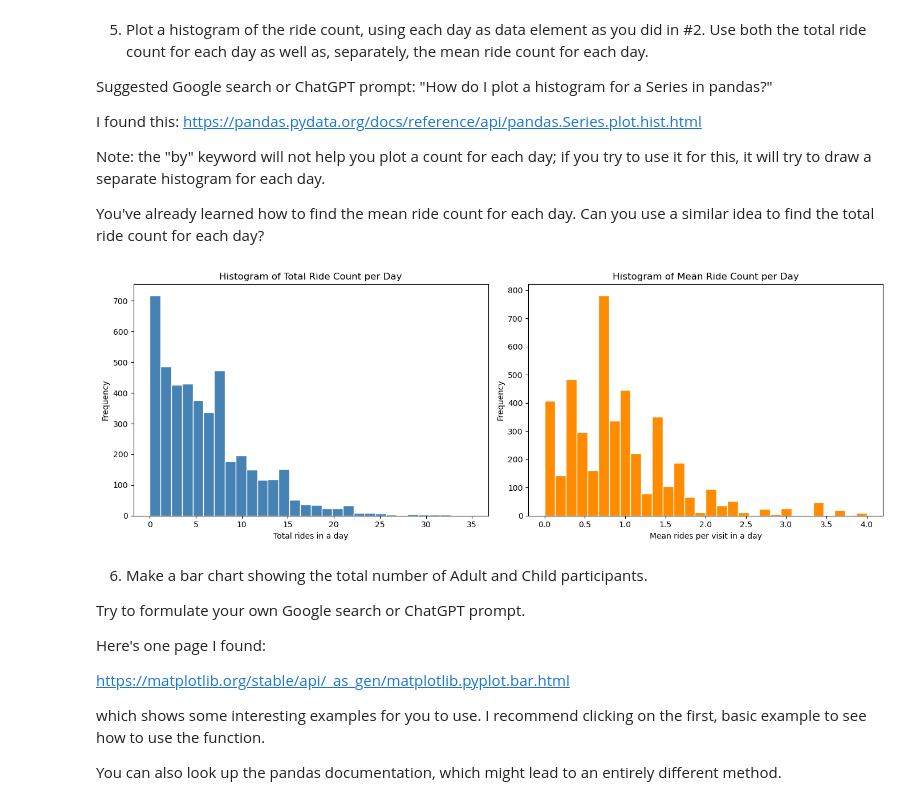
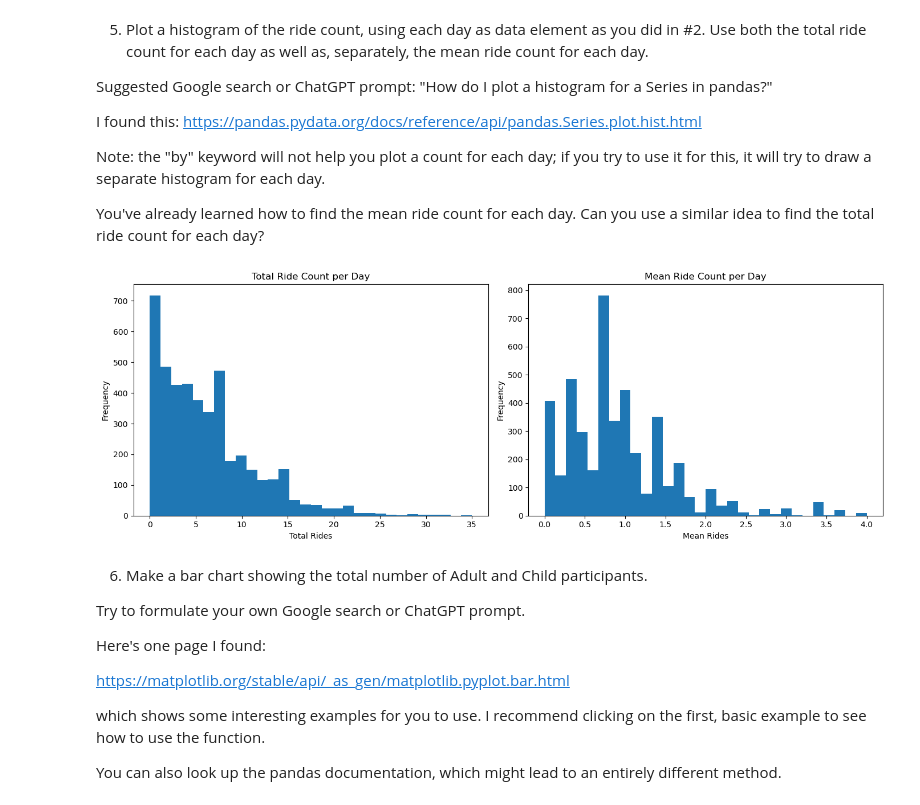
Before and after one commit to virenv-bu/Module-B-semester-2, a Jupyter notebook: OMDS-ModB2-Week3-Vishwakarma-Virendra.ipynb, the cells around one changed output. Cells and saved outputs as stored; diff of their text form; code cells hidden in the pictures.

```diff
--- a/OMDS-ModB2-Week3-Vishwakarma-Virendra.ipynb
+++ b/OMDS-ModB2-Week3-Vishwakarma-Virendra.ipynb
@@ -256,23 +306,27 @@ You've already learned how to find the mean ride count for each day.  Can you us
 # %%
 import matplotlib.pyplot as plt
 
-daily_total_ride_count = df.groupby("VisitDate")[ride_cols].sum().sum(axis=1)
-daily_mean_ride_count = df.groupby("VisitDate")[ride_cols].mean().mean(axis=1)
+# Calculate total ride count for each day
+total_by_day = df.groupby("VisitDate")[["MartianRide", "TeacupRide", "RiverRide"]].sum().sum(axis=1)
 
-fig, ax = plt.subplots(1, 2, figsize=(14, 5))
+# Calculate mean ride count for each day
+mean_by_day = df.groupby("VisitDate")[["MartianRide", "TeacupRide", "RiverRide"]].mean().mean(axis=1)
 
-daily_total_ride_count.plot.hist(bins=30, ax=ax[0], color="steelblue", edgecolor="white")
-ax[0].set_title("Histogram of Total Ride Count per Day")
-ax[0].set_xlabel("Total rides in a day")
 
-daily_mean_ride_count.plot.hist(bins=30, ax=ax[1], color="darkorange", edgecolor="white")
-ax[1].set_title("Histogram of Mean Ride Count per Day")
-ax[1].set_xlabel("Mean rides per visit in a day")
+fig, (ax1, ax2) = plt.subplots(1, 2, figsize=(14, 5))
+
+total_by_day.plot.hist(bins=30, ax=ax1, title="Total Ride Count per Day")
+ax1.set_xlabel("Total Rides")
+ax1.set_ylabel("Frequency")
+
+mean_by_day.plot.hist(bins=30, ax=ax2, title="Mean Ride Count per Day")
+ax2.set_xlabel("Mean Rides")
+ax2.set_ylabel("Frequency")
 
 plt.tight_layout()
 plt.show()
 # %% [output]
-[figure, old version]
+[figure, new version]
 # %% [markdown]
 6. Make a bar chart showing the total number of Adult and Child participants.
 
```
Also changed, not shown: parts of 6 cells of this notebook, 3 other files.
